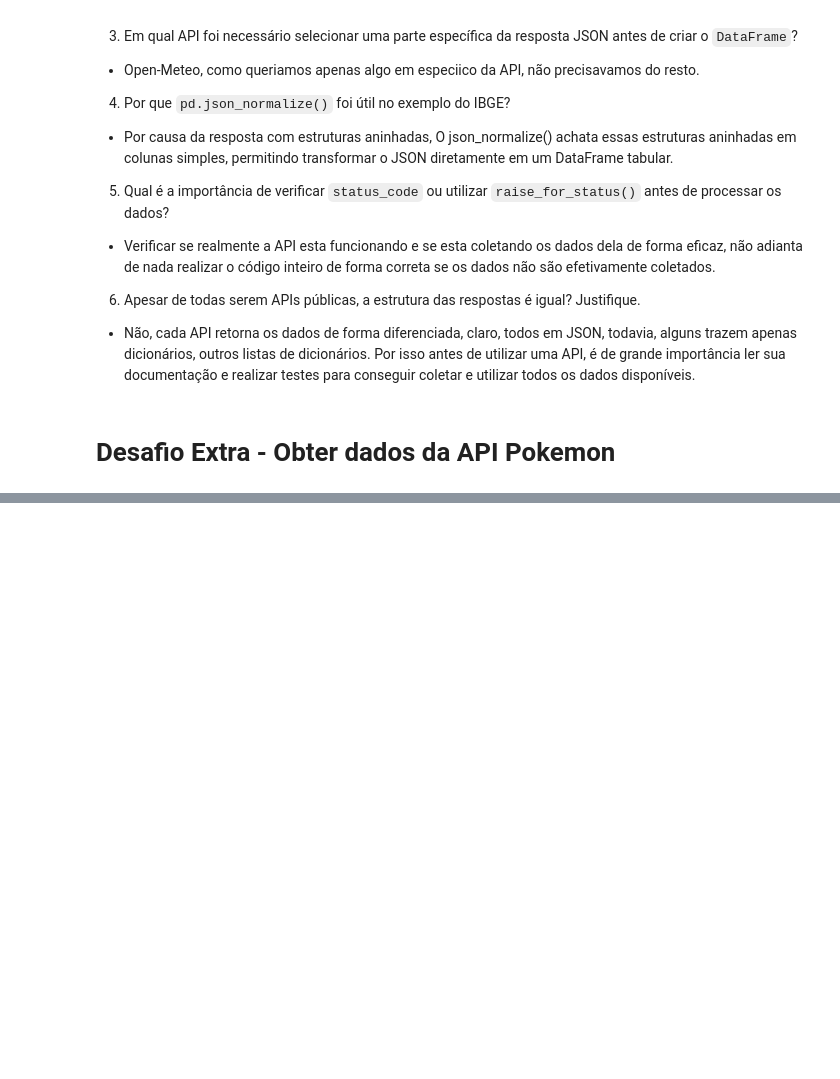
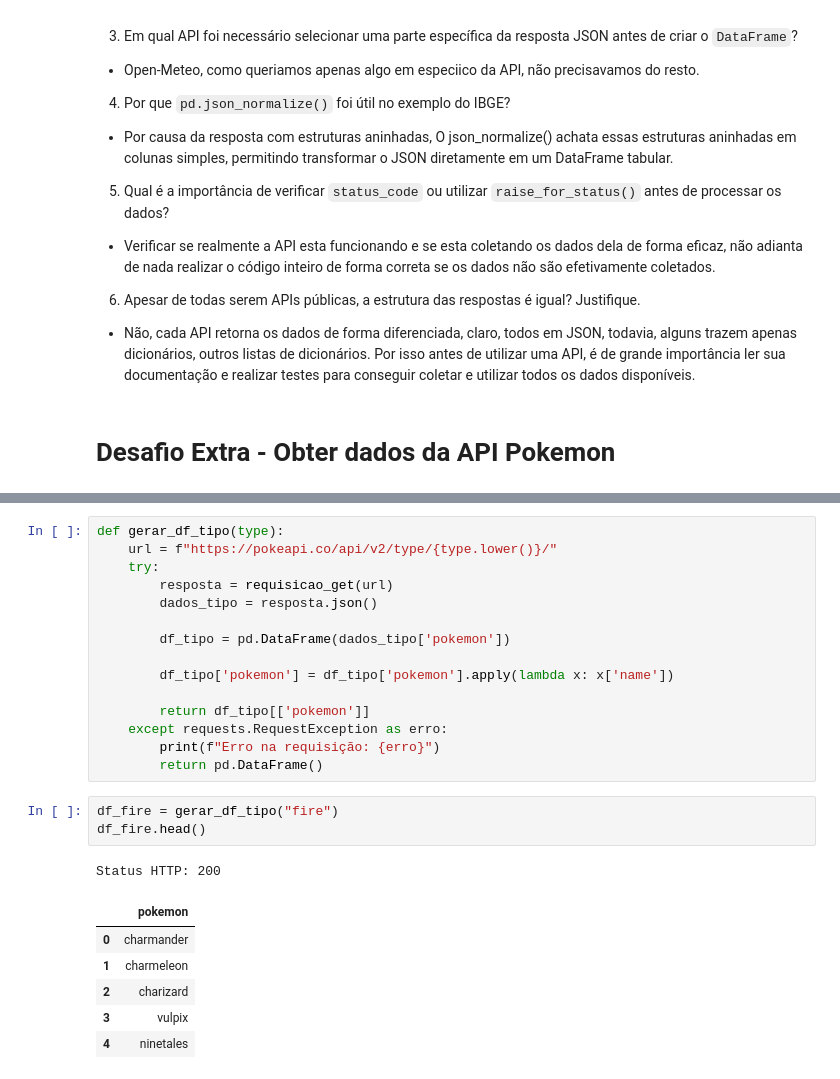
Before and after one commit to VictorLapaDev/Faculdade, a Jupyter notebook: 2-Semestre/2 Feira - Linguagens Aplicadas a Banco de Dados/26.08.31/5_Consumo_de_APIs_parte1.ipynb, the cells around one changed output, grey strips where cells are left out. Drawn from its saved outputs; the diff is of its cells as text; blank space fills up the shorter version.

```diff
--- a/2-Semestre/2 Feira - Linguagens Aplicadas a Banco de Dados/26.08.31/5_Consumo_de_APIs_parte1.ipynb
+++ b/2-Semestre/2 Feira - Linguagens Aplicadas a Banco de Dados/26.08.31/5_Consumo_de_APIs_parte1.ipynb
@@ -1237,0 +1326,26 @@ Após executar as três consultas, responda:
+# %%
+def gerar_df_tipo(type):
+    url = f"https://pokeapi.co/api/v2/type/{type.lower()}/"
+    try:
+        resposta = requisicao_get(url)
+        dados_tipo = resposta.json()
+
+        df_tipo = pd.DataFrame(dados_tipo['pokemon'])
+
+        df_tipo['pokemon'] = df_tipo['pokemon'].apply(lambda x: x['name'])
+
+        return df_tipo[['pokemon']]
+    except requests.RequestException as erro:
+        print(f"Erro na requisição: {erro}")
+        return pd.DataFrame()
+# %%
+df_fire = gerar_df_tipo("fire")
+df_fire.head()
+# %% [output]
+Status HTTP: 200
+|  | pokemon |
+| 0 | charmander |
+| 1 | charmeleon |
+| 2 | charizard |
+| 3 | vulpix |
+| 4 | ninetales |
```
Also changed, not shown: parts of 5 cells of this notebook.
